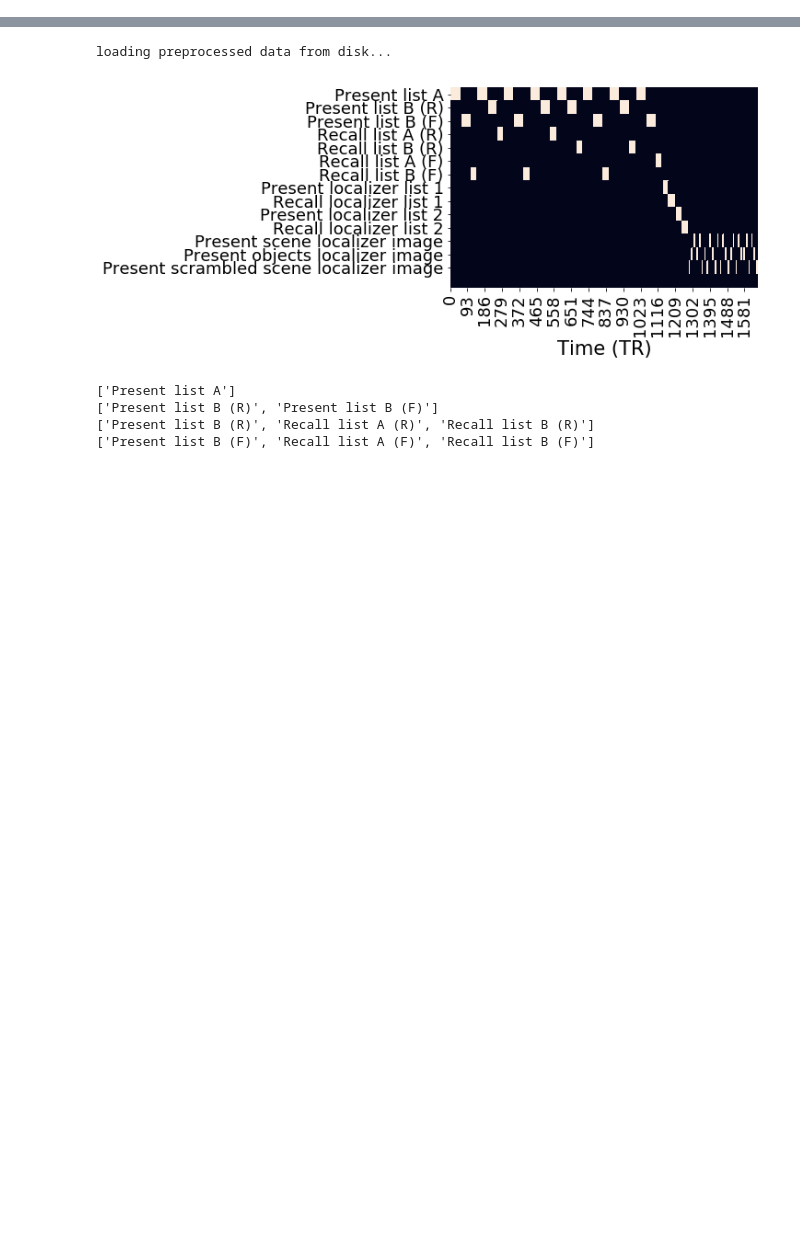
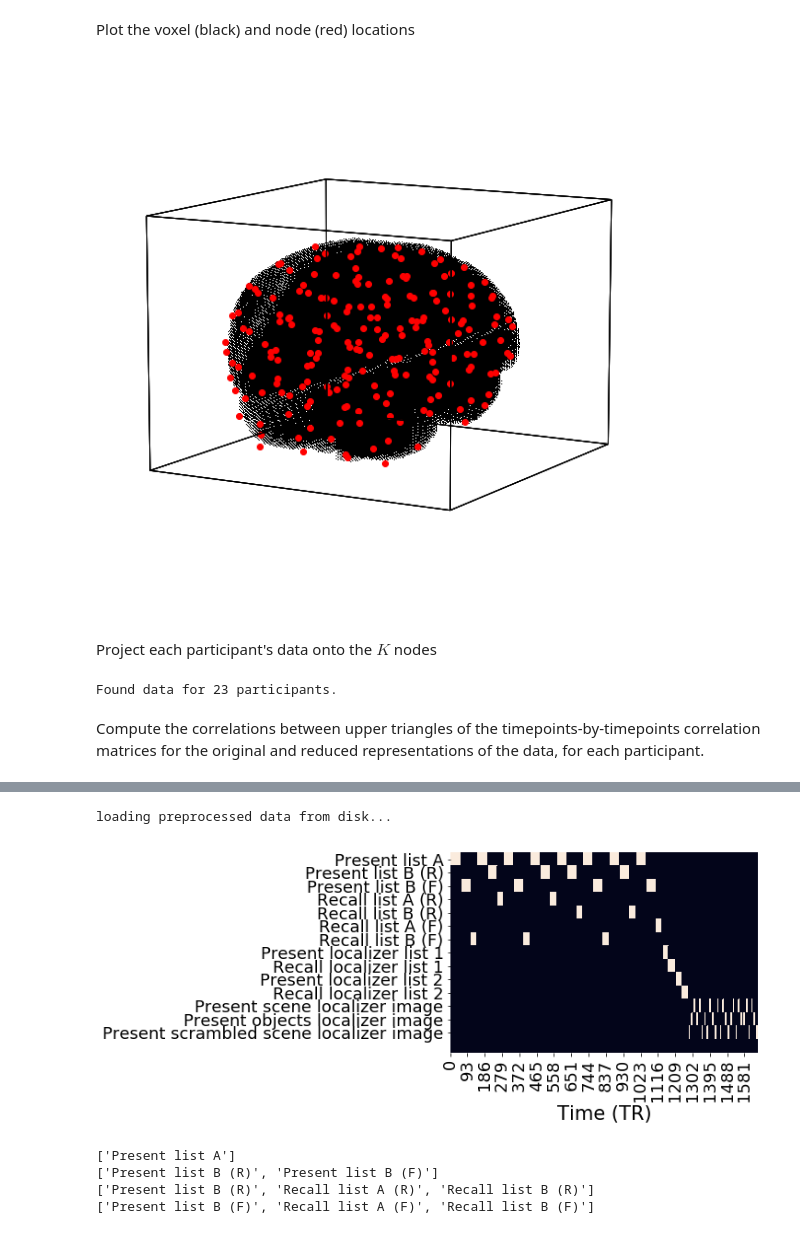
Before and after one commit to ContextLab/directed-forgetting-network-dynamics, a Jupyter notebook: code/network_analyses.ipynb, the cells around one changed output, grey strips where cells are left out. Cells and saved outputs as stored; diff of their text form; code cells hidden in the pictures; blank space fills up the shorter version.

```diff
--- a/code/network_analyses.ipynb
+++ b/code/network_analyses.ipynb
@@ -271,0 +132,7 @@ centers, widths = get_cluster_centers(mask)
+# %%
+# hard-code these; it's faster than fitting them "properly" using HTFA and we don't need an exact answer
+K = 250
+width = 25
+
+template_fname = os.path.join(datadir, 'MNI152_T1_2mm_brain.nii.gz')
+template = nii2cmu(template_fname)
@@ -271,0 +151,11 @@ centers, widths = get_cluster_centers(mask)
+# %% [markdown]
+Plot the voxel (black) and node (red) locations
+# %%
+fig, ax = plt.subplots(figsize=(8, 8), subplot_kw={'projection': '3d'})
+hyp.plot(template['R'], 'k,', ax=ax)
+hyp.plot(centers, 'ro', ax=ax);
+plt.tight_layout()
+# %% [output]
+[figure, added]
+# %% [markdown]
+Project each participant's data onto the $K$ nodes
@@ -271,0 +171,7 @@ centers, widths = get_cluster_centers(mask)
+# %%
+nii_files = [x for x in lsdir(os.path.join(datadir, 'DFFR', '*.nii.gz')) if nii_fname2subj(x) not in exclude]
+print(f'Found data for {len(nii_files)} participants.')
+# %% [output]
+Found data for 23 participants.
+# %% [markdown]
+Compute the correlations between upper triangles of the timepoints-by-timepoints correlation matrices for the original and reduced representations of the data, for each participant.
```
Also changed, not shown: parts of 60 cells of this notebook, 23 other files.
